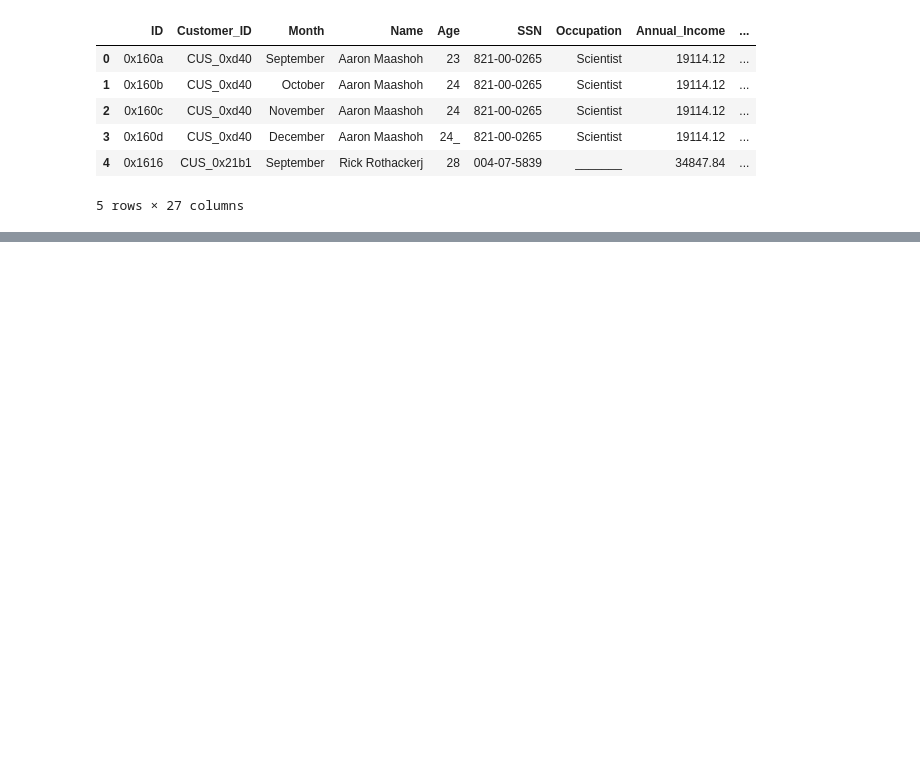
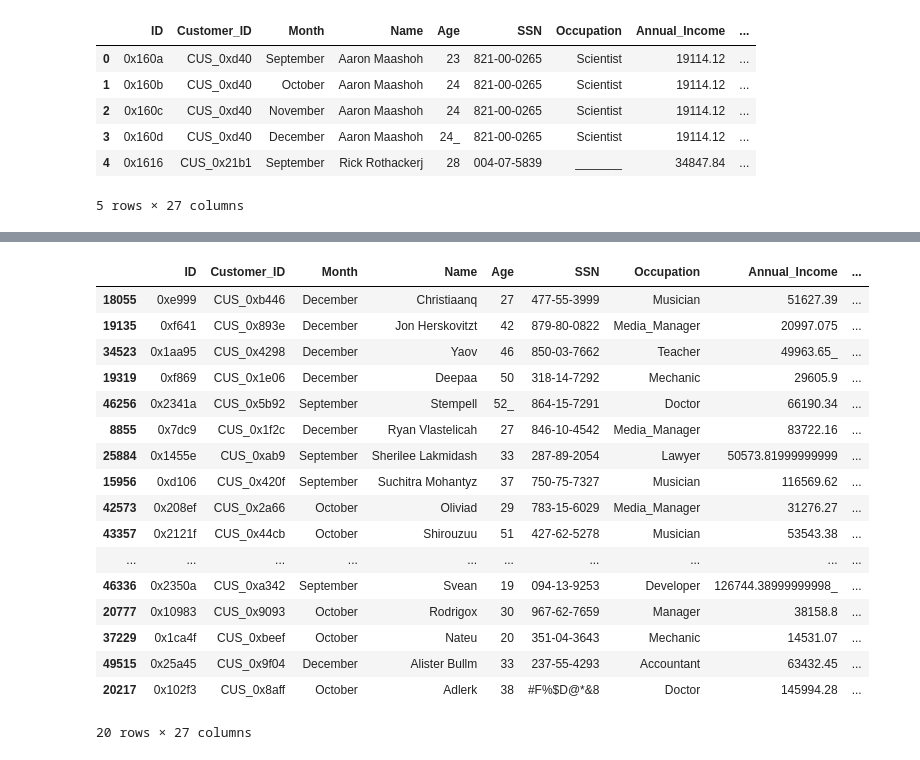
Before and after one commit to leonkelvin2000/fianance2, a Jupyter notebook: Data Base Read In.ipynb, the cells around one changed output, grey strips where cells are left out. Drawn from its saved outputs; the diff is of its cells as text; code cells hidden in the pictures; blank space fills up the shorter version.

Commit message:
database sample

```diff
--- a/Data Base Read In.ipynb
+++ b/Data Base Read In.ipynb
@@ -20,0 +39,21 @@ project_df.dtypes
+# %%
+project_df.sample(20)
+# %% [output]
+|  | ID | Customer_ID | Month | Name | Age | SSN | Occupation | Annual_Income | ... |
+| 18055 | 0xe999 | CUS_0xb446 | December | Christiaanq | 27 | 477-55-3999 | Musician | 51627.39 | ... |
+| 19135 | 0xf641 | CUS_0x893e | December | Jon Herskovitzt | 42 | 879-80-0822 | Media_Manager | 20997.075 | ... |
+| 34523 | 0x1aa95 | CUS_0x4298 | December | Yaov | 46 | 850-03-7662 | Teacher | 49963.65_ | ... |
+| 19319 | 0xf869 | CUS_0x1e06 | December | Deepaa | 50 | 318-14-7292 | Mechanic | 29605.9 | ... |
+| 46256 | 0x2341a | CUS_0x5b92 | September | Stempell | 52_ | 864-15-7291 | Doctor | 66190.34 | ... |
+| 8855 | 0x7dc9 | CUS_0x1f2c | December | Ryan Vlastelicah | 27 | 846-10-4542 | Media_Manager | 83722.16 | ... |
+| 25884 | 0x1455e | CUS_0xab9 | September | Sherilee Lakmidash | 33 | 287-89-2054 | Lawyer | 50573.81999999999 | ... |
+| 15956 | 0xd106 | CUS_0x420f | September | Suchitra Mohantyz | 37 | 750-75-7327 | Musician | 116569.62 | ... |
+| 42573 | 0x208ef | CUS_0x2a66 | October | Oliviad | 29 | 783-15-6029 | Media_Manager | 31276.27 | ... |
+| 43357 | 0x2121f | CUS_0x44cb | October | Shirouzuu | 51 | 427-62-5278 | Musician | 53543.38 | ... |
+| ... | ... | ... | ... | ... | ... | ... | ... | ... | ... |
+| 46336 | 0x2350a | CUS_0xa342 | September | Svean | 19 | 094-13-9253 | Developer | 126744.38999999998_ | ... |
+| 20777 | 0x10983 | CUS_0x9093 | October | Rodrigox | 30 | 967-62-7659 | Manager | 38158.8 | ... |
+| 37229 | 0x1ca4f | CUS_0xbeef | October | Nateu | 20 | 351-04-3643 | Mechanic | 14531.07 | ... |
+| 49515 | 0x25a45 | CUS_0x9f04 | December | Alister Bullm | 33 | 237-55-4293 | Accountant | 63432.45 | ... |
+| 20217 | 0x102f3 | CUS_0x8aff | October | Adlerk | 38 | #F%$D@*&8 | Doctor | 145994.28 | ... |
+20 rows × 27 columns
```
Also changed, not shown: parts of 1 cell of this notebook.
